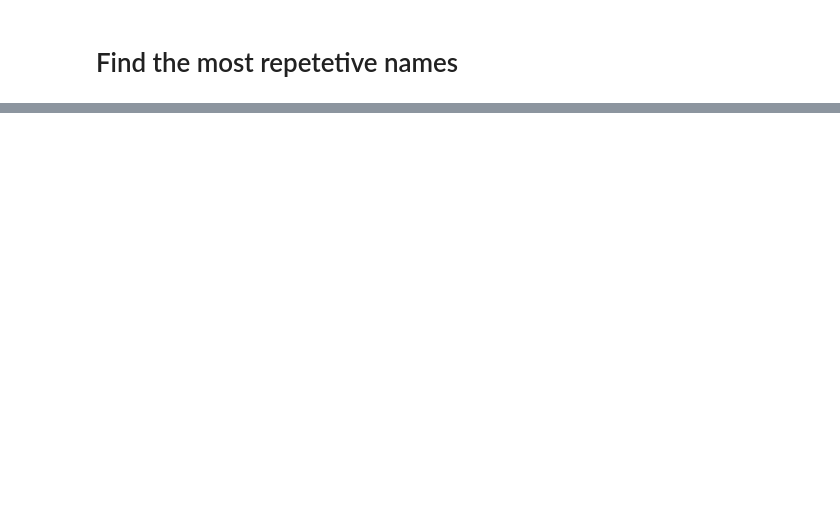
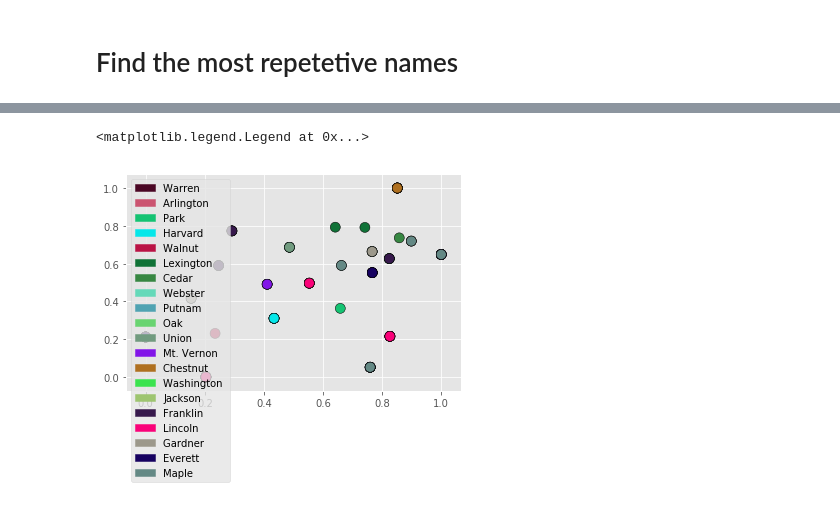
Before and after one commit to lliu42/506-project, a Jupyter notebook: Untitled.ipynb, the cells around one changed output, grey strips where cells are left out. Drawn from its saved outputs; the diff is of its cells as text; code cells hidden in the pictures; blank space fills up the shorter version.

```diff
--- a/Untitled.ipynb
+++ b/Untitled.ipynb
@@ -150,0 +311,38 @@ groupedByStreetNames
+# %%
+import random
+number_of_colors = 20
+
+colors = ["#"+''.join([random.choice('0123456789ABCDEF') for j in range(6)])
+             for i in range(number_of_colors)]
+
+
+top_hundred_names = groupedByStreetNames.head(20)
+top_hundred_names.rename_axis("street-name")
+
+label_map = {}
+label = 0
+for index, row in top_hundred_names.iterrows():
+    row_name_splited = row.name.split(',')
+    label_map[row_name_splited[0]]= label
+    label += 1
+
+'''labels = []
+for i in range(0,241):
+    labels.append(i)
+'''
+top_hundred_names = top_hundred_names.merge(main_df_merged_with_geo, left_on='street-name', right_on='street-name')
+top_hundred_names['LAT'] = min_max_scaler.fit_transform(top_hundred_names['LAT'].values.reshape(-1,1))
+top_hundred_names['LNG'] = min_max_scaler.fit_transform(top_hundred_names['LNG'].values.reshape(-1,1))
+
+labels = []
+for index, row in top_hundred_names.iterrows():
+     labels.append(label_map[row['street-name']])
+
+#print(label_map)
+fig, ax = plt.subplots()
+scatter_plt = ax.scatter(top_hundred_names['LAT'], top_hundred_names['LNG'], c=labels,cmap=matplotlib.colors.ListedColormap(colors), edgecolor = 'black', s=100)
+plt.legend(handles=create_patches(colors, list(set(top_hundred_names['street-name']))), loc=2)
+#top_hundred_names
+# %% [output]
+<matplotlib.legend.Legend at 0x...>
+[figure, added]
```
Also changed, not shown: parts of 7 cells of this notebook.
